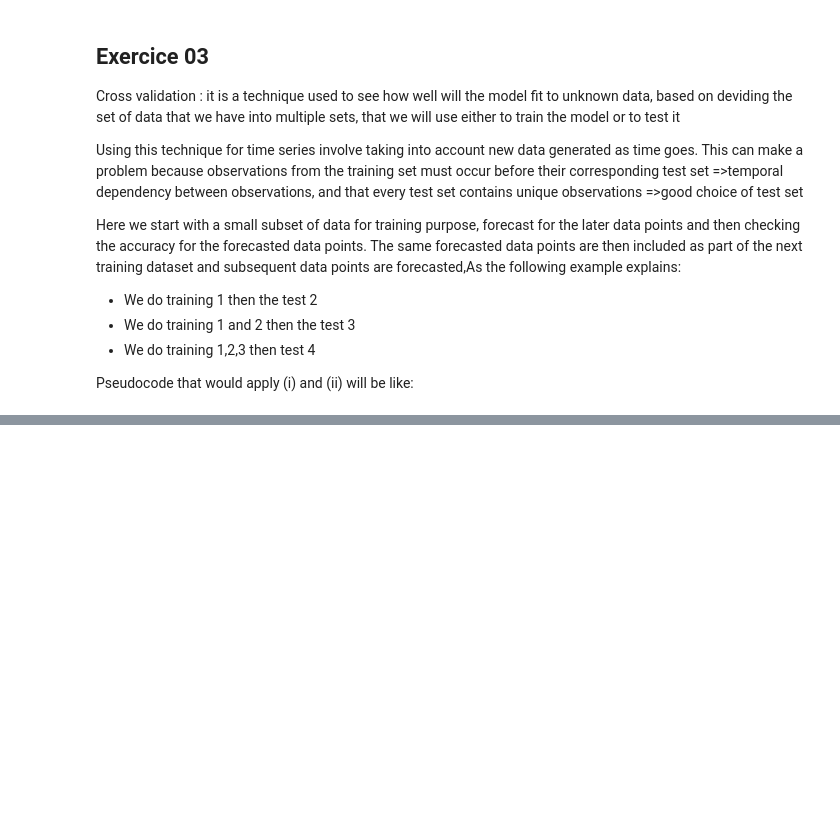
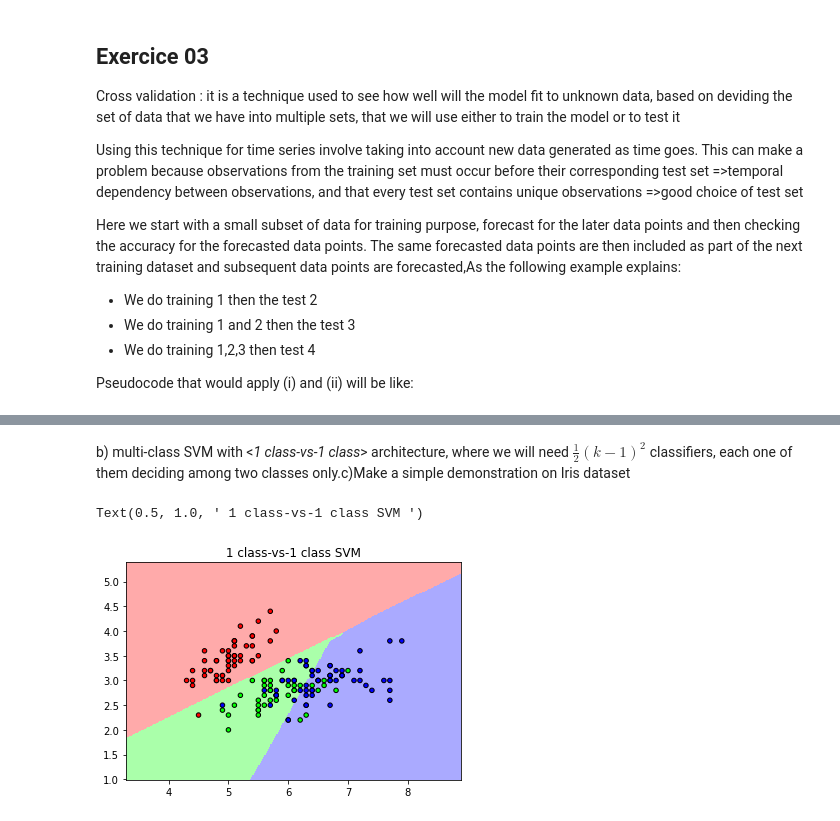
Before and after one commit to lougani-faouzi/DA, a Jupyter notebook: Assignments1.ipynb, the cells around one changed output, grey strips where cells are left out. Cells and saved outputs as stored; diff of their text form; code cells hidden in the pictures; blank space fills up the shorter version.

```diff
--- a/Assignments1.ipynb
+++ b/Assignments1.ipynb
@@ -300,0 +300,52 @@ Text(0.5, 1.0, ' 1 class-vs-all classes SVM ')
+# %% [markdown]
+b) multi-class SVM with <*1 class-vs-1 class*> architecture, where we will need $\frac{1}{2}(k-1)^2$ classifiers, each one of them deciding among two classes only.c)Make a simple demonstration on Iris dataset
+# %%
+import numpy as np
+from sklearn import svm, datasets
+import matplotlib.pyplot as plt
+from matplotlib.colors import ListedColormap
+from sklearn.model_selection import train_test_split
+from sklearn.preprocessing import label_binarize
+from sklearn.multiclass import OneVsOneClassifier
+from sklearn.svm import LinearSVC
+
+# Create color maps
+cmap_light = ListedColormap(['#FFAAAA', '#AAFFAA', '#AAAAFF'])
+cmap_bold = ListedColormap(['#FF0000', '#00FF00', '#0000FF'])
+
+#load iris data by Taking the first two features using 2D dataset
+iris_data = datasets.load_iris()
+X = iris_data.data[:, :2]
+y = iris_data.target
+
+#This is implemented as ``argmax(decision_function(X), axis=1)`` which will return the label of the class with most votes by estimators predicting the outcome of a decision for each possible class pair.
+
+
+# shuffle and split training and test sets
+X_train, X_test, y_train, y_test = \
+    train_test_split(X, y, stratify=y, test_size=0.7)
+
+#begin to learn predict each class against the other
+# Create an SVM instance and fit out data. here to plot the support vectors we will not scale our data .
+clf = OneVsOneClassifier(LinearSVC(max_iter=1000000, random_state=0))
+y_score = clf.fit(X_train, y_train).decision_function(X_test)
+
+#Plot the decision boundary.
+x_min, x_max = X[:, 0].min() - 1, X[:, 0].max() + 1
+y_min, y_max = X[:, 1].min() - 1, X[:, 1].max() + 1
+# step size in the mesh
+h = .02
+xx, yy = np.meshgrid(np.arange(x_min, x_max, h),np.arange(y_min, y_max, h))
+Z = clf.predict(np.c_[xx.ravel(), yy.ravel()])
+
+# Put the result into a color plot
+Z = Z.reshape(xx.shape)
+plt.figure()
+plt.pcolormesh(xx, yy, Z, cmap=cmap_light, shading='auto')
+
+# Plot also the training points
+plt.scatter(X[:, 0], X[:, 1], c=y, cmap=cmap_bold,edgecolor='k', s=20)
+plt.title(" 1 class-vs-1 class SVM ")
+# %% [output]
+Text(0.5, 1.0, ' 1 class-vs-1 class SVM ')
+[figure, added]
```
Also changed, not shown: parts of 4 cells of this notebook.
